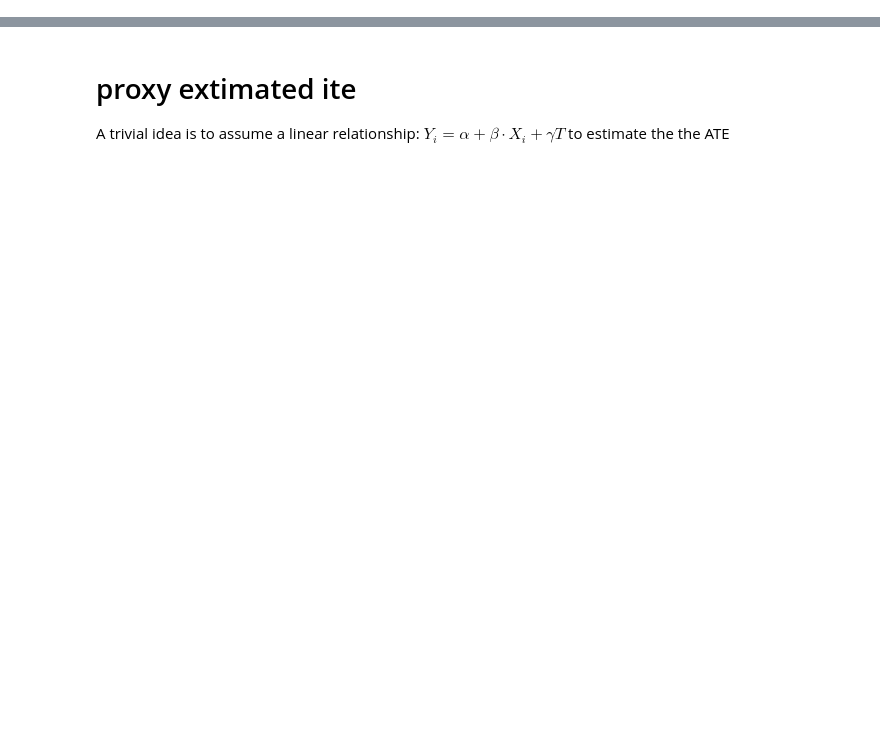
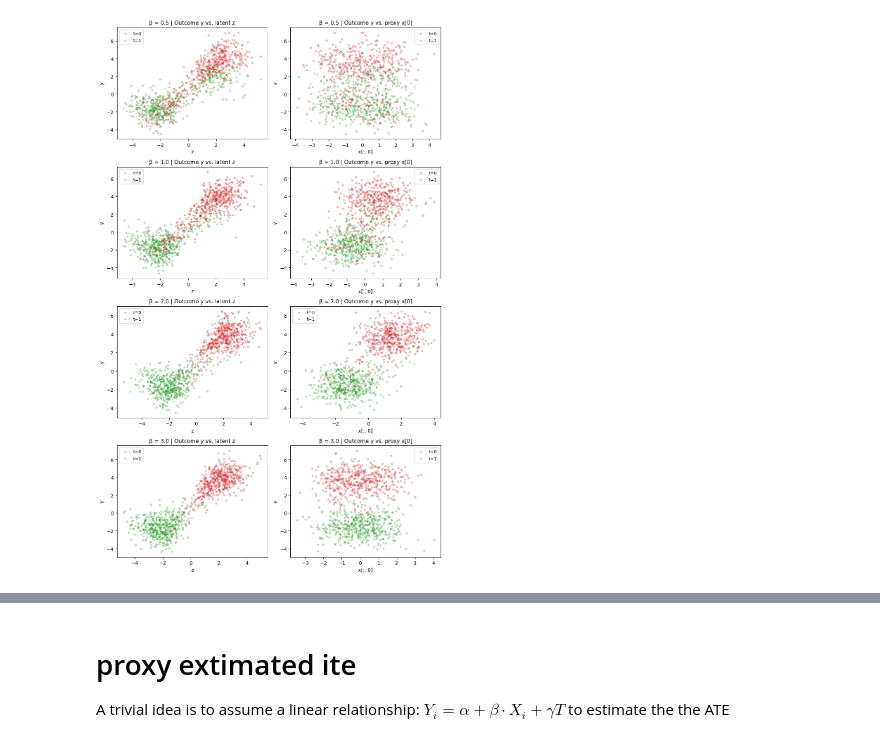
Before and after one commit to christianfaccio/causal_machine_learning, a Jupyter notebook: src/data_gen_test.ipynb, the cells around one changed output, grey strips where cells are left out. Drawn from its saved outputs; the diff is of its cells as text; code cells hidden in the pictures; blank space fills up the shorter version.

```diff
--- a/src/data_gen_test.ipynb
+++ b/src/data_gen_test.ipynb
@@ -102,0 +130,15 @@ def plot_z_with_ite(data):
+# %%
+betas = [0.5, 1.0, 2.0, 3.0]
+plot_outcome_vs_z_and_x(
+    betas,
+    n=1000,
+    num_proxies=5,
+    shuffle_pct=0.5,
+    prior_type="bimodal",
+    sigma_x=1.0,
+    sigma_y=1.0,
+    seed=42,
+    proxy_index=0
+)
+# %% [output]
+[figure, added]
```
Also changed, not shown: parts of 20 cells of this notebook, 2 other files.
